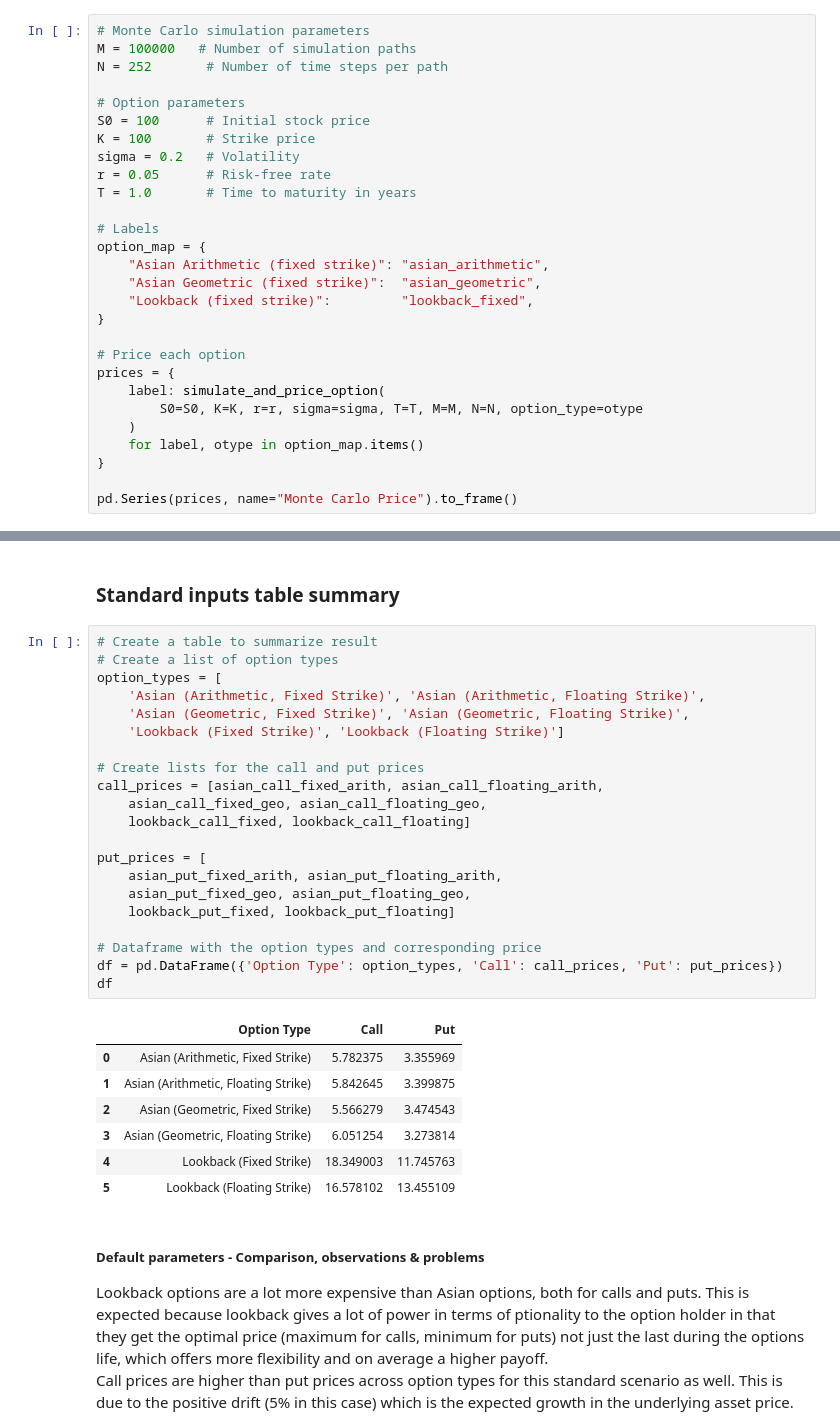
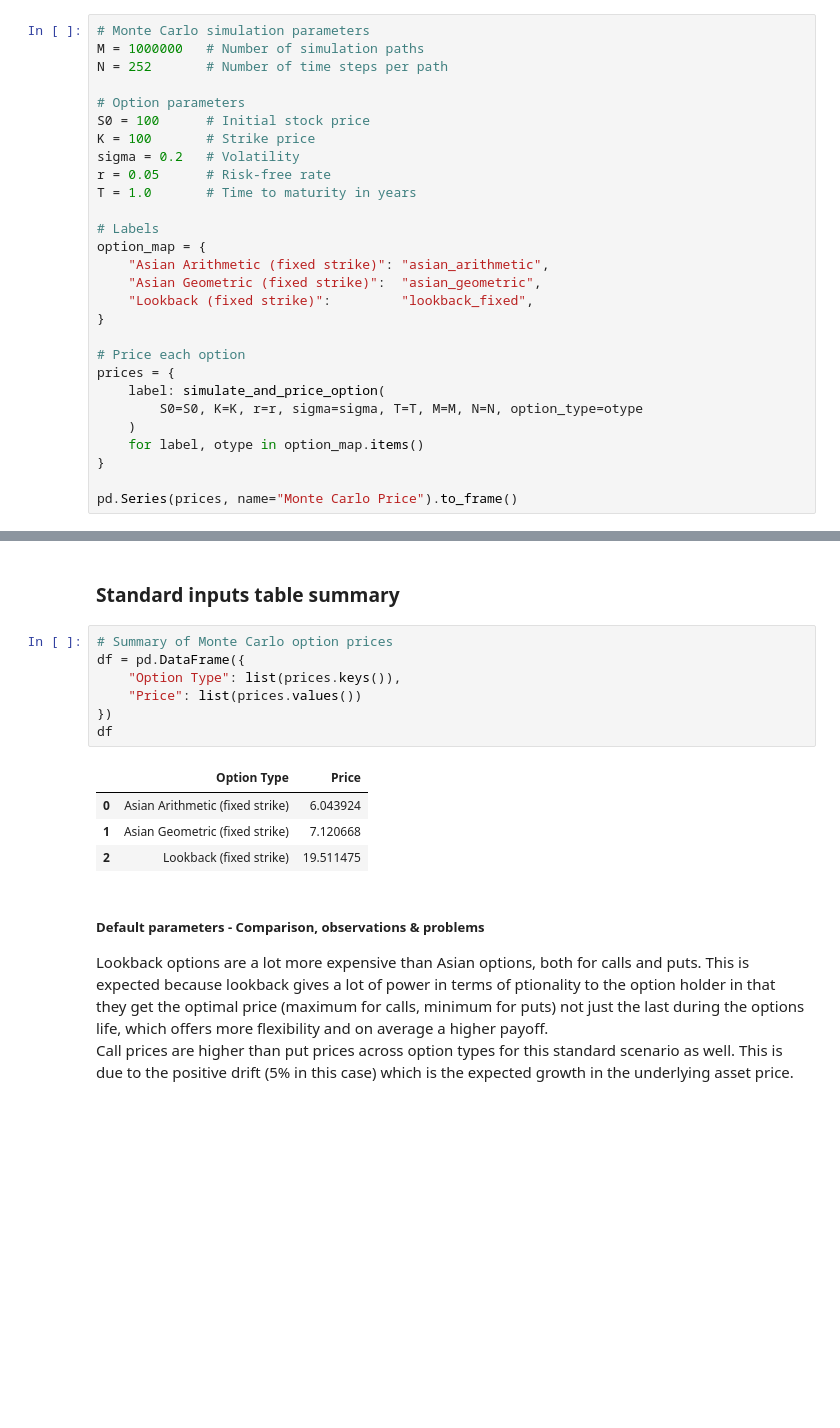
Before and after one commit to gustavlan/option-pricing, a Jupyter notebook: notebooks/option_pricing_example.ipynb, the cells around one changed output, grey strips where cells are left out. Saved outputs shown, nothing was run; the diff lists cells and outputs as text; blank space fills up the shorter version.

```diff
--- a/notebooks/option_pricing_example.ipynb
+++ b/notebooks/option_pricing_example.ipynb
@@ -201,6 +264,6 @@ test_option_sensitivity("volatility", 0.1, 0.5, 0.1)
 # %%
 # Monte Carlo simulation parameters
-M = 100000   # Number of simulation paths
+M = 1000000   # Number of simulation paths
 N = 252       # Number of time steps per path
 
 # Option parameters
@@ -236,34 +299,17 @@ pd.Series(prices, name="Monte Carlo Price").to_frame()
 # %% [markdown]
 ### Standard inputs table summary
 # %%
-# Create a table to summarize result
-# Create a list of option types
-option_types = [
-    'Asian (Arithmetic, Fixed Strike)', 'Asian (Arithmetic, Floating Strike)',
-    'Asian (Geometric, Fixed Strike)', 'Asian (Geometric, Floating Strike)',
-    'Lookback (Fixed Strike)', 'Lookback (Floating Strike)']
-
-# Create lists for the call and put prices
-call_prices = [asian_call_fixed_arith, asian_call_floating_arith,
-    asian_call_fixed_geo, asian_call_floating_geo,
-    lookback_call_fixed, lookback_call_floating]
-
-put_prices = [
-    asian_put_fixed_arith, asian_put_floating_arith,
-    asian_put_fixed_geo, asian_put_floating_geo,
-    lookback_put_fixed, lookback_put_floating]
-
-# Dataframe with the option types and corresponding price
-df = pd.DataFrame({'Option Type': option_types, 'Call': call_prices, 'Put': put_prices})
+# Summary of Monte Carlo option prices
+df = pd.DataFrame({
+    "Option Type": list(prices.keys()),
+    "Price": list(prices.values())
+})
 df
 # %% [output]
-|  | Option Type | Call | Put |
-| 0 | Asian (Arithmetic, Fixed Strike) | 5.782375 | 3.355969 |
-| 1 | Asian (Arithmetic, Floating Strike) | 5.842645 | 3.399875 |
-| 2 | Asian (Geometric, Fixed Strike) | 5.566279 | 3.474543 |
-| 3 | Asian (Geometric, Floating Strike) | 6.051254 | 3.273814 |
-| 4 | Lookback (Fixed Strike) | 18.349003 | 11.745763 |
-| 5 | Lookback (Floating Strike) | 16.578102 | 13.455109 |
+|  | Option Type | Price |
+| 0 | Asian Arithmetic (fixed strike) | 6.043924 |
+| 1 | Asian Geometric (fixed strike) | 7.120668 |
+| 2 | Lookback (fixed strike) | 19.511475 |
 # %% [markdown]
 ##### Default parameters - Comparison, observations & problems
 
```
Also changed, not shown: parts of 10 cells of this notebook.
